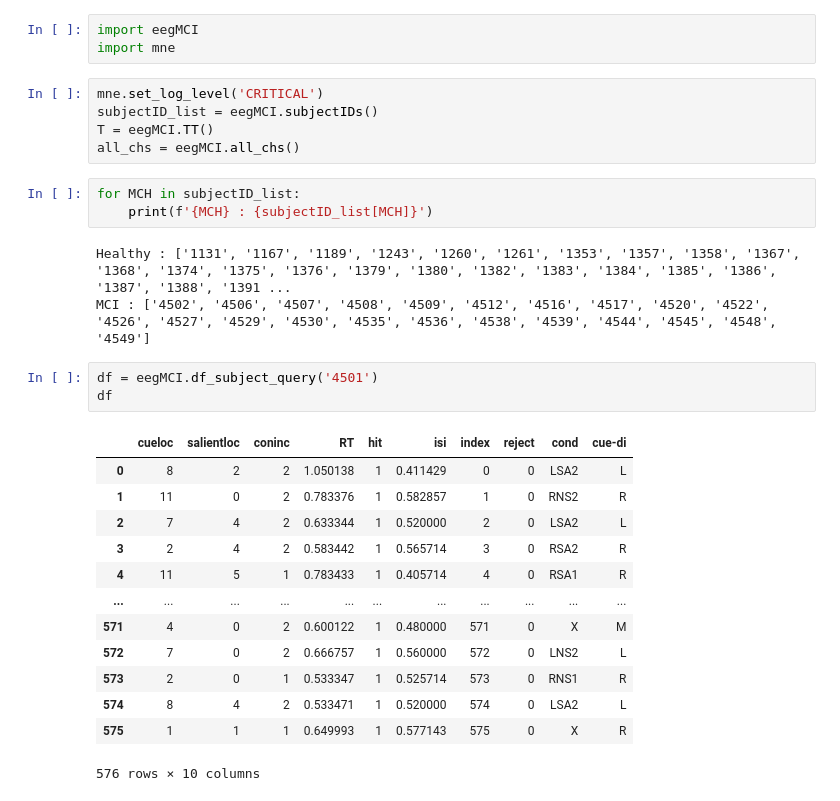
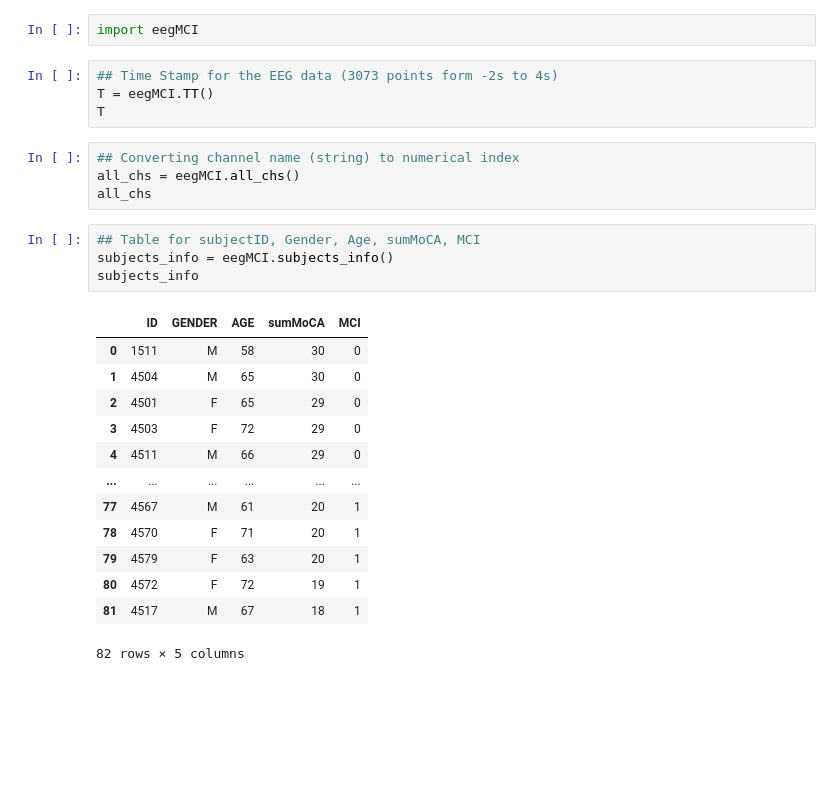
Before and after one commit to markerxz/eegMCI, a Jupyter notebook: ex_eegMCI.ipynb, the cells around one changed output. Saved outputs shown, nothing was run; the diff lists cells and outputs as text; blank space fills up the shorter version.

```diff
--- a/ex_eegMCI.ipynb
+++ b/ex_eegMCI.ipynb
@@ -1,31 +1,28 @@
 # %%
 import eegMCI
-import mne
 # %%
-mne.set_log_level('CRITICAL')
-subjectID_list = eegMCI.subjectIDs()
+## Time Stamp for the EEG data (3073 points form -2s to 4s)
 T = eegMCI.TT()
-all_chs = eegMCI.all_chs()
+T
+# %%
+## Converting channel name (string) to numerical index
+all_chs = eegMCI.all_chs()
+all_chs
 # %%
-for MCH in subjectID_list:
-    print(f'{MCH} : {subjectID_list[MCH]}')
+## Table for subjectID, Gender, Age, sumMoCA, MCI
+subjects_info = eegMCI.subjects_info()
+subjects_info
 # %% [output]
+|  | ID | GENDER | AGE | sumMoCA | MCI |
+| 0 | 1511 | M | 58 | 30 | 0 |
+| 1 | 4504 | M | 65 | 30 | 0 |
+| 2 | 4501 | F | 65 | 29 | 0 |
+| 3 | 4503 | F | 72 | 29 | 0 |
+| 4 | 4511 | M | 66 | 29 | 0 |
+| ... | ... | ... | ... | ... | ... |
+| 77 | 4567 | M | 61 | 20 | 1 |
+| 78 | 4570 | F | 71 | 20 | 1 |
+| 79 | 4579 | F | 63 | 20 | 1 |
+| 80 | 4572 | F | 72 | 19 | 1 |
+| 81 | 4517 | M | 67 | 18 | 1 |
-Healthy : ['1131', '1167', '1189', '1243', '1260', '1261', '1353', '1357', '1358', '1367', '1368', '1374', '1375', '1376', '1379', '1380', '1382', '1383', '1384', '1385', '1386', '1387', '1388', '1391 ...
-MCI : ['4502', '4506', '4507', '4508', '4509', '4512', '4516', '4517', '4520', '4522', '4526', '4527', '4529', '4530', '4535', '4536', '4538', '4539', '4544', '4545', '4548', '4549']
+82 rows × 5 columns
-# %%
-df = eegMCI.df_subject_query('4501')
-df
-# %% [output]
-|  | cueloc | salientloc | coninc | RT | hit | isi | index | reject | cond | cue-di |
-| 0 | 8 | 2 | 2 | 1.050138 | 1 | 0.411429 | 0 | 0 | LSA2 | L |
-| 1 | 11 | 0 | 2 | 0.783376 | 1 | 0.582857 | 1 | 0 | RNS2 | R |
-| 2 | 7 | 4 | 2 | 0.633344 | 1 | 0.520000 | 2 | 0 | LSA2 | L |
-| 3 | 2 | 4 | 2 | 0.583442 | 1 | 0.565714 | 3 | 0 | RSA2 | R |
-| 4 | 11 | 5 | 1 | 0.783433 | 1 | 0.405714 | 4 | 0 | RSA1 | R |
-| ... | ... | ... | ... | ... | ... | ... | ... | ... | ... | ... |
-| 571 | 4 | 0 | 2 | 0.600122 | 1 | 0.480000 | 571 | 0 | X | M |
-| 572 | 7 | 0 | 2 | 0.666757 | 1 | 0.560000 | 572 | 0 | LNS2 | L |
-| 573 | 2 | 0 | 1 | 0.533347 | 1 | 0.525714 | 573 | 0 | RNS1 | R |
-| 574 | 8 | 4 | 2 | 0.533471 | 1 | 0.520000 | 574 | 0 | LSA2 | L |
-| 575 | 1 | 1 | 1 | 0.649993 | 1 | 0.577143 | 575 | 0 | X | R |
-576 rows × 10 columns
```
Also changed, not shown: parts of 13 cells of this notebook, 1 other file.
